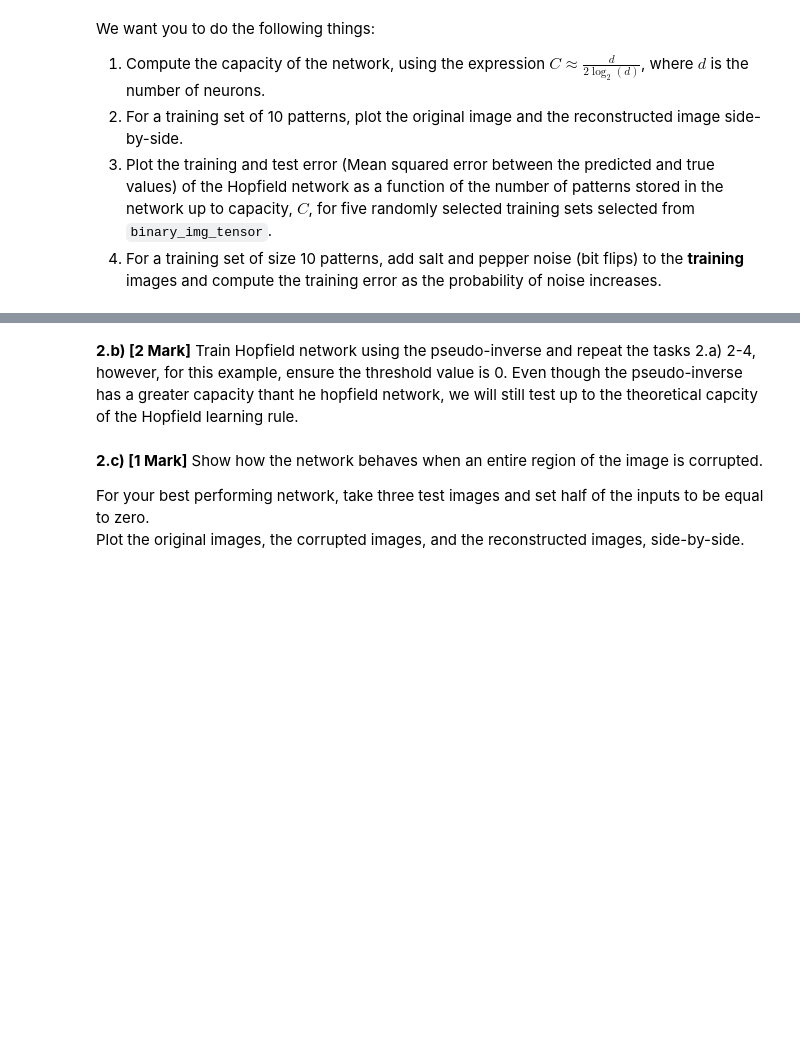
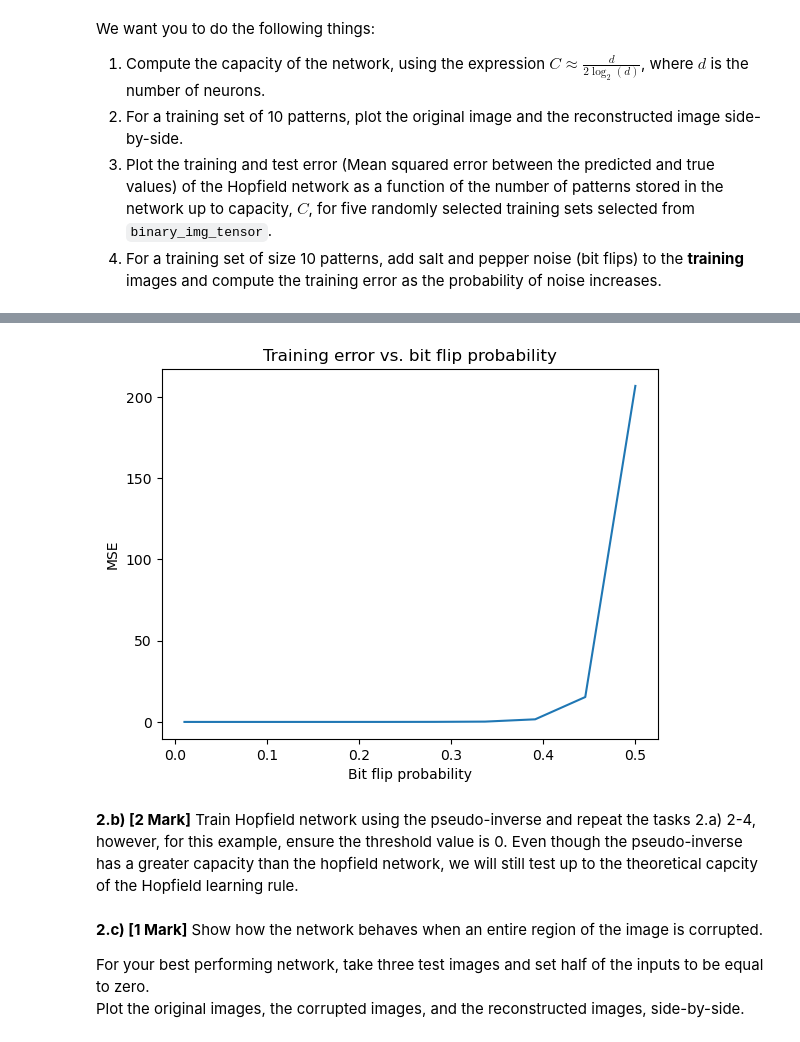
Before and after one commit to kateharvey/SYDE552, a Jupyter notebook: Assignments/20829173-syde552-assignment3.ipynb, the cells around one changed output, grey strips where cells are left out. Drawn from its saved outputs; the diff is of its cells as text; code cells hidden in the pictures; blank space fills up the shorter version.

```diff
--- a/Assignments/20829173-syde552-assignment3.ipynb
+++ b/Assignments/20829173-syde552-assignment3.ipynb
@@ -216,5 +290,42 @@ plt.plot(prob_flip, mses)
+# %%
+# 2.a.4 - Test salt-and-pepper noise.
+num_steps = 10
+prob_flip = torch.linspace(0.01,0.5,num_steps)
+training_data = binary_img_tensor[:10,:]
+mses = np.zeros((num_steps))
+
+# create weight matrix, W
+W = outer_product_hopfield_matrix(training_data)
+
+# vary bit flip probability for each step in prob_flip:
+for p in range(num_steps):
+    noisy_training_data = training_data
+
+    # randomly flip pixels in the training data:
+    for i in range(noisy_training_data.shape[0]):
+        for j in range(noisy_training_data.shape[1]):
+            flip = torch.rand(1)
+            if flip < prob_flip[p]:
+                noisy_training_data[i,j] = -noisy_training_data[i,j] + 1
+
+    # compute training error for each noisy pattern:
+    for i in range(noisy_training_data.shape[0]):
+        reconstructed_img = W @ noisy_training_data[i,:].reshape(1, -1).T
+        mses[p] += mse(noisy_training_data[i,:], reconstructed_img)
+
+    mses /= noisy_training_data.shape[0]
+# %%
+# plot the training error vs. bit flip probability:
+plt.figure()
+plt.plot(prob_flip, mses)
+plt.xlabel('Bit flip probability')
+plt.ylabel('MSE')
+plt.title('Training error vs. bit flip probability')
+plt.show()
+# %% [output]
+[figure, added]
 # %% [markdown]
-**2.b) [2 Mark]** Train Hopfield network using the pseudo-inverse and repeat the tasks 2.a) 2-4, however, for this example, ensure the threshold value is 0.  Even though the pseudo-inverse has a greater capacity thant he hopfield network, we will still test up to the theoretical capcity of the Hopfield learning rule.
+**2.b) [2 Mark]** Train Hopfield network using the pseudo-inverse and repeat the tasks 2.a) 2-4, however, for this example, ensure the threshold value is 0. Even though the pseudo-inverse has a greater capacity than the hopfield network, we will still test up to the theoretical capcity of the Hopfield learning rule.
 # %%
 def pseudo_inv(X, lamb=0.01):
     '''
```
Also changed, not shown: parts of 35 cells of this notebook.
